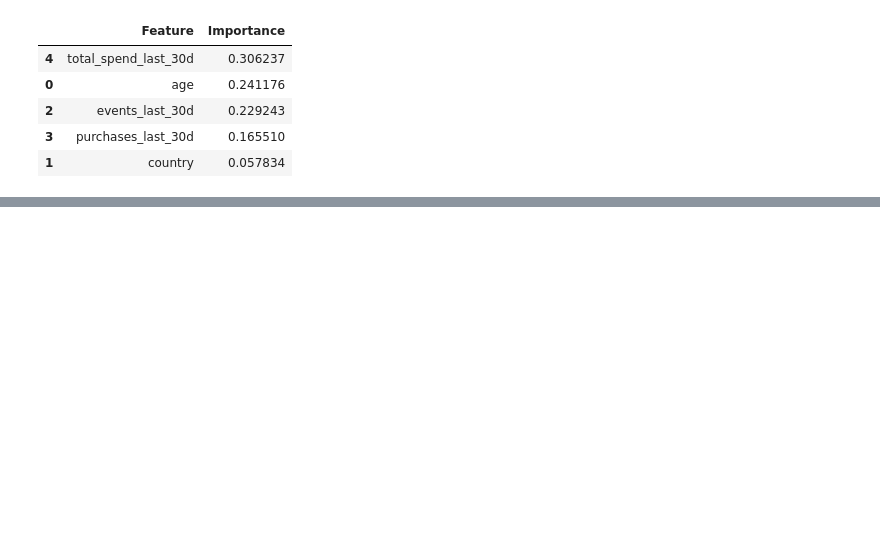
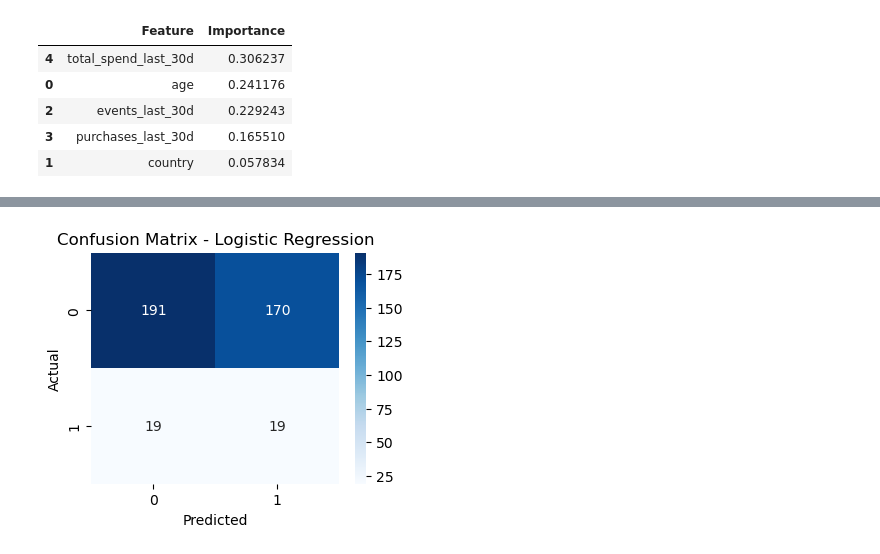
Before and after one commit to Dsharlie/Prueba-WPP-Media, a Jupyter notebook: Parte 2_Modelo.ipynb, the cells around one changed output, grey strips where cells are left out. Saved outputs shown, nothing was run; the diff lists cells and outputs as text; code cells hidden in the pictures; blank space fills up the shorter version.

```diff
--- a/Parte 2_Modelo.ipynb
+++ b/Parte 2_Modelo.ipynb
@@ -305,0 +376,22 @@ plt.show()
+# %%
+from sklearn.metrics import confusion_matrix
+
+cm_log = confusion_matrix(y_test, y_pred_log)
+
+plt.figure(figsize=(4,3))
+
+sns.heatmap(
+    cm_log,
+    annot=True,
+    fmt='d',
+    cmap='Blues'
+)
+
+plt.title("Confusion Matrix - Logistic Regression")
+
+plt.xlabel("Predicted")
+plt.ylabel("Actual")
+
+plt.show()
+# %% [output]
+[figure, added]
```
Also changed, not shown: parts of 31 cells of this notebook, 2 other files.
